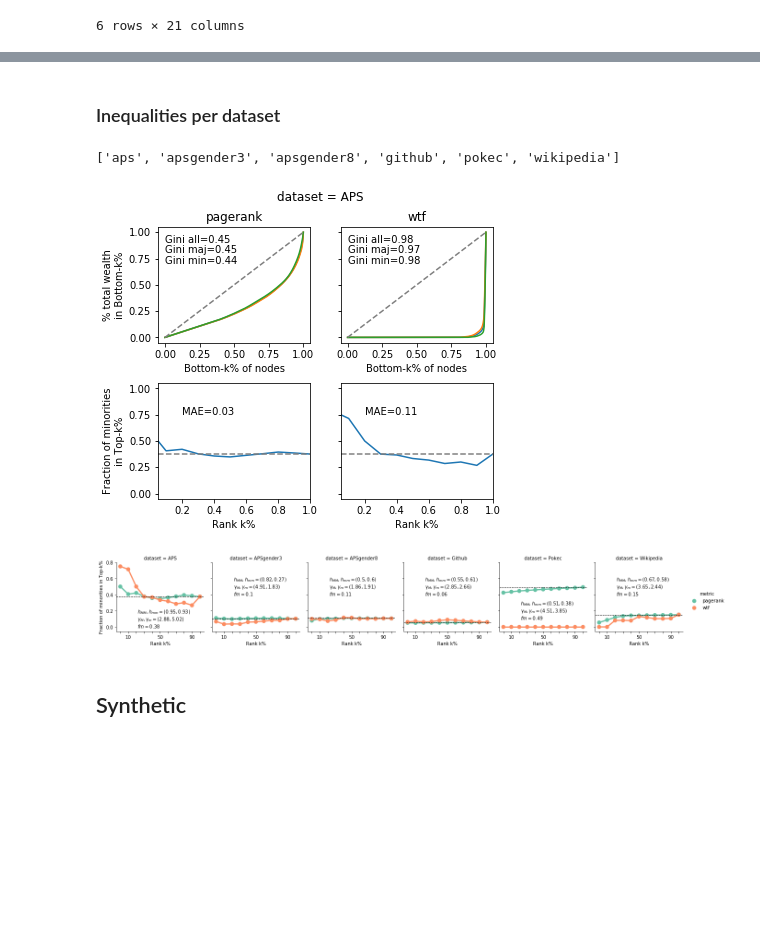
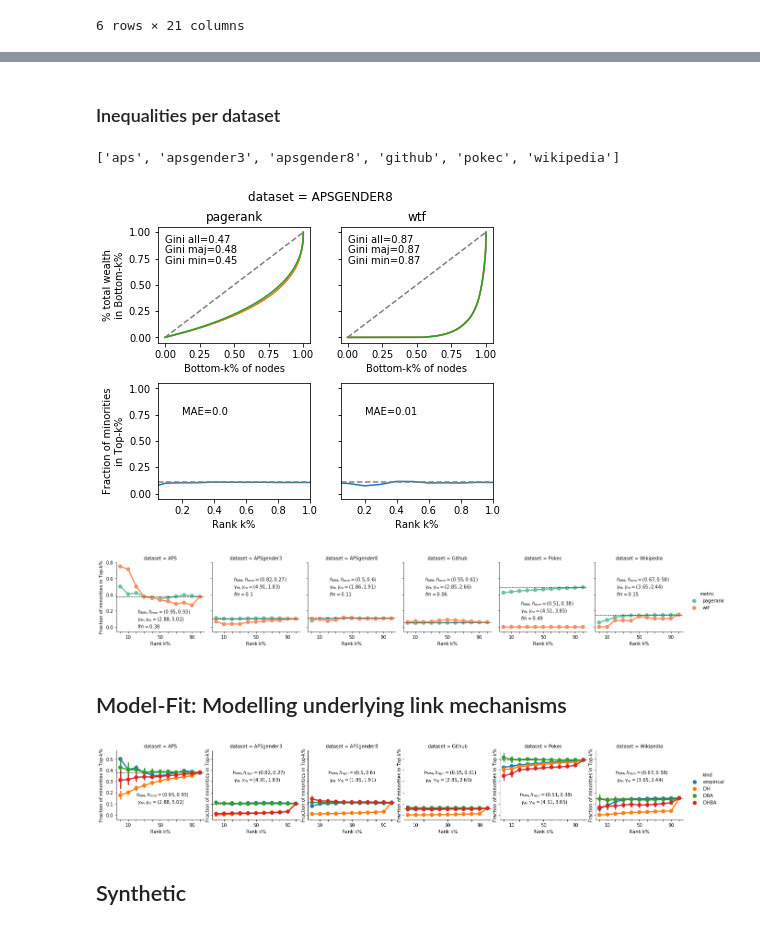
Before and after one commit to gesiscss/Homophilic_Directed_ScaleFree_Networks, a Jupyter notebook: notebooks/6_supplementary.ipynb, the cells around one changed output, grey strips where cells are left out. Saved outputs shown, nothing was run; the diff lists cells and outputs as text; code cells hidden in the pictures; blank space fills up the shorter version.

```diff
--- a/notebooks/6_supplementary.ipynb
+++ b/notebooks/6_supplementary.ipynb
@@ -60,6 +62,6 @@ df_summary
 | 5 | Wikipedia | 3159 | 66 | gender | female | male | 0.15 | 14890 | 0.030 | 0.785 | ... | ... |
 6 rows × 21 columns
 # %%
-df_metadata = network.load_all_datasets_node_metadata_empirical(DATASETS, ROOT)
+df_metadata_empirical = network.load_all_datasets_node_metadata_empirical(DATASETS, ROOT)
 #df_metadata_ranking = df_metadata.drop(columns=['indegree','outdegree','circle_of_trust'])
 #df_metadata.sample(5)
@@ -66,18 +75,20 @@ df_metadata = network.load_all_datasets_node_metadata_empirical(DATASETS, ROOT)
+# %% [markdown]
+<h3>Inequalities per dataset</h3>
 # %%
 df_rank_empirical = ranking.rank_empirical(ROOT, df_summary.dataset.unique(), OUTPUT).query("metric in ['pagerank','wtf']")
 #df_rank_empirical.sample(5)
-# %% [markdown]
-<h3>Inequalities per dataset</h3>
 # %%
 print(DATASETS)
-dataset = DATASETS[0] # from 0 to 5
+dataset = DATASETS[2] # from 0 to 5
 fn = None #os.path.join(PLOTS, 'vh_inequalities_{}.pdf'.format(dataset))
 viz.plot_vertical_and_horizontal_inequalities_per_dataset(df_metadata, df_rank_empirical, df_summary, dataset, fn)
 # %% [output]
 ['aps', 'apsgender3', 'apsgender8', 'github', 'pokec', 'wikipedia']
-[figure, old version]
+[figure, new version]
 # %%
 fn = None #os.path.join(PLOTS, 'horizontal_inequality_empirical_{}.pdf'.format(BESTMETRIC))
 viz.plot_empirical_rankings(df_rank_empirical, df_summary, df_metadata=df_metadata, fn=fn)
 # %% [output]
 [figure]
+# %% [markdown]
+<h2>Model-Fit: Modelling underlying link mechanisms</h2>
@@ -84,3 +104,8 @@ viz.plot_empirical_rankings(df_rank_empirical, df_summary, df_metadata=df_metada
+# %%
+fn = None #os.path.join(PLOTS, 'horizontal_inequality_fit_{}.pdf'.format(BESTMETRIC))
+viz.plot_model_fit(df_rank, df_summary, metric=metric, fn=fn)
+# %% [output]
+[figure, added]
 # %% [markdown]
 <h2>Synthetic</h2>
 # %% [markdown]
```
Also changed, not shown: parts of 7 cells of this notebook, 32 other files.
